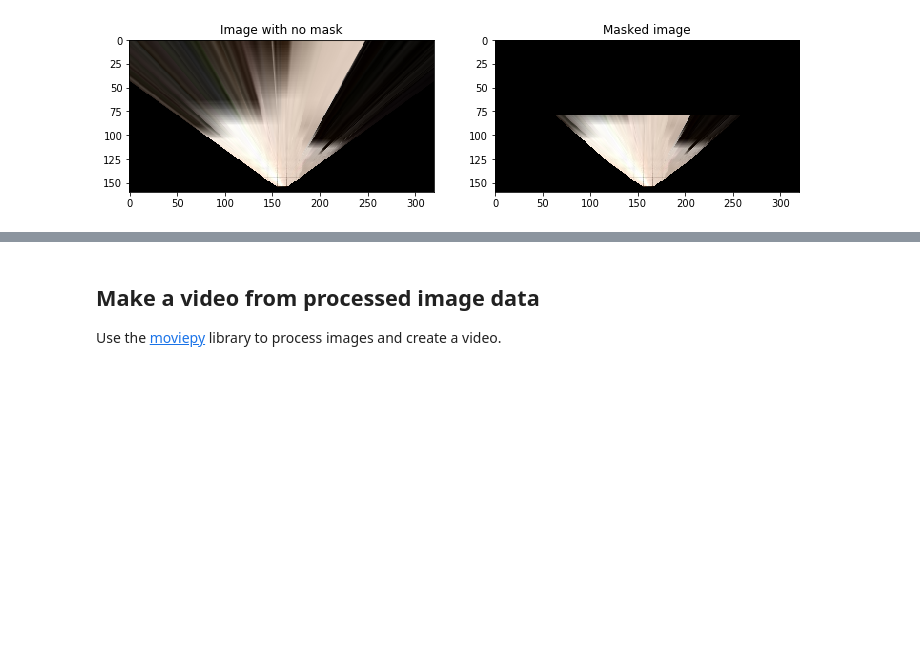
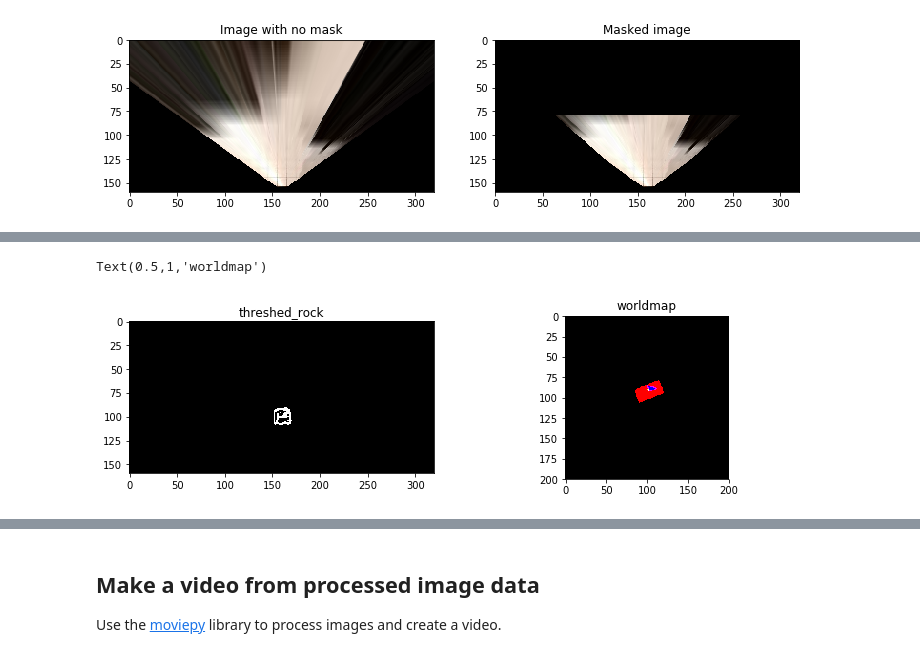
Before and after one commit to lostinet/Rover-Project, a Jupyter notebook: Rover_Project_Test_Notebook.ipynb, the cells around one changed output, grey strips where cells are left out. Drawn from its saved outputs; the diff is of its cells as text; code cells hidden in the pictures; blank space fills up the shorter version.

```diff
--- a/Rover_Project_Test_Notebook.ipynb
+++ b/Rover_Project_Test_Notebook.ipynb
@@ -478,0 +537,3 @@ Text(0.5,1,'Threshed_rock')
+# %%
+threshed_rock = binary_rock(rock_img)
+print(threshed_rock)
@@ -479,3 +548,21 @@ Text(0.5,1,'Threshed_rock')
+# %%
+# data.worldmap = np.zeros((200, 200, 3)).astype(np.float)
+xpix_rock, ypix_rock = rover_coords(threshed_rock)
+xpix_world_rock, ypix_world_rock = pix_to_world(xpix_rock, ypix_rock, xpos,ypos,
+                                           yaw,ground_truth.shape[0],10)
+data.worldmap[ypix_world_rock, xpix_world_rock, 1] += 1
+# plt.imshow(data.worldmap)
+
+fig = plt.figure(figsize=(12,3))
+plt.subplot(121)
+plt.imshow(threshed_rock,cmap='gray')
+plt.title('threshed_rock')
+plt.subplot(122)
+plt.imshow(data.worldmap,cmap='gray')
+plt.title('worldmap')
+# %% [output]
+Text(0.5,1,'worldmap')
+[figure, added]
 # %%
 
 # Define a function to pass stored images to
```
Also changed, not shown: parts of 12 cells of this notebook.
